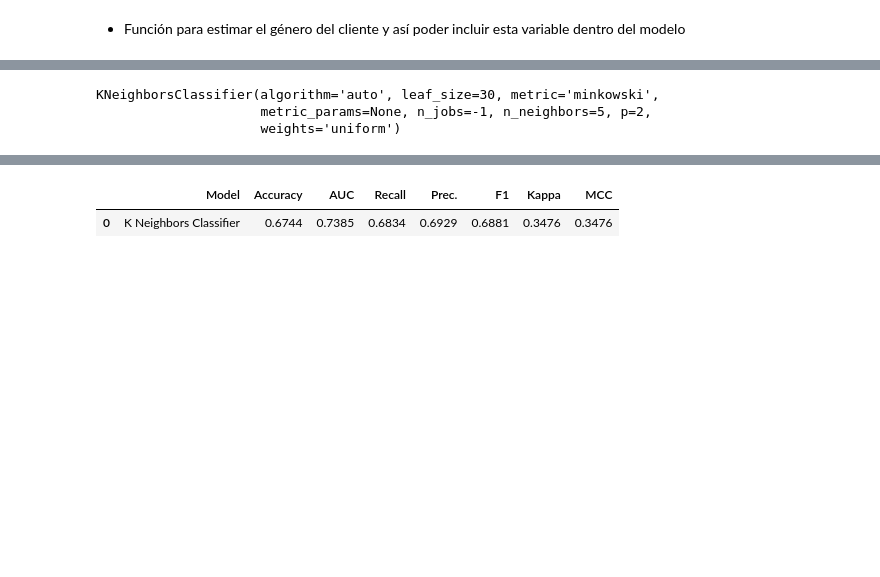
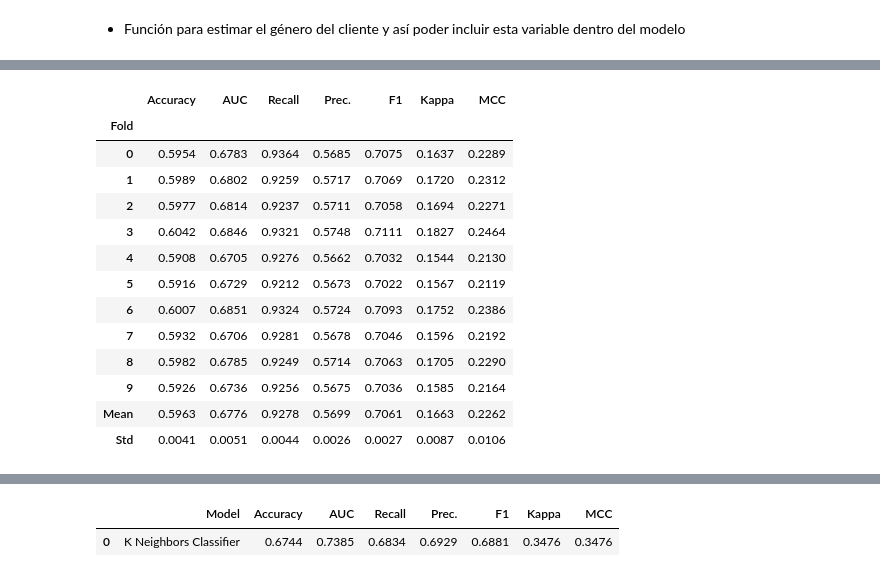
Before and after one commit to jagvgithub/JJ-Models, a Jupyter notebook: Propension.ipynb, the cells around one changed output, grey strips where cells are left out. Cells and saved outputs as stored; diff of their text form; code cells hidden in the pictures; blank space fills up the shorter version.

```diff
--- a/Propension.ipynb
+++ b/Propension.ipynb
@@ -319,7 +408,4 @@ modelo = create_model('knn')
 [interactive output not drawn]
-# %%
-print(modelo)
-# %% [output]
-KNeighborsClassifier(algorithm='auto', leaf_size=30, metric='minkowski',
-                     metric_params=None, n_jobs=-1, n_neighbors=5, p=2,
-                     weights='uniform')
+# %%
+modelo2 = create_model('lr')
+# %% [output]
@@ -325,0 +413,14 @@ KNeighborsClassifier(algorithm='auto', leaf_size=30, metric='minkowski',
+|  | Accuracy | AUC | Recall | Prec. | F1 | Kappa | MCC |
+| Fold |  |  |  |  |  |  |  |
+| 0 | 0.5954 | 0.6783 | 0.9364 | 0.5685 | 0.7075 | 0.1637 | 0.2289 |
+| 1 | 0.5989 | 0.6802 | 0.9259 | 0.5717 | 0.7069 | 0.1720 | 0.2312 |
+| 2 | 0.5977 | 0.6814 | 0.9237 | 0.5711 | 0.7058 | 0.1694 | 0.2271 |
+| 3 | 0.6042 | 0.6846 | 0.9321 | 0.5748 | 0.7111 | 0.1827 | 0.2464 |
+| 4 | 0.5908 | 0.6705 | 0.9276 | 0.5662 | 0.7032 | 0.1544 | 0.2130 |
+| 5 | 0.5916 | 0.6729 | 0.9212 | 0.5673 | 0.7022 | 0.1567 | 0.2119 |
+| 6 | 0.6007 | 0.6851 | 0.9324 | 0.5724 | 0.7093 | 0.1752 | 0.2386 |
+| 7 | 0.5932 | 0.6706 | 0.9281 | 0.5678 | 0.7046 | 0.1596 | 0.2192 |
+| 8 | 0.5982 | 0.6785 | 0.9249 | 0.5714 | 0.7063 | 0.1705 | 0.2290 |
+| 9 | 0.5926 | 0.6736 | 0.9256 | 0.5675 | 0.7036 | 0.1585 | 0.2164 |
+| Mean | 0.5963 | 0.6776 | 0.9278 | 0.5699 | 0.7061 | 0.1663 | 0.2262 |
+| Std | 0.0041 | 0.0051 | 0.0044 | 0.0026 | 0.0027 | 0.0087 | 0.0106 |
```
Also changed, not shown: parts of 31 cells of this notebook.
